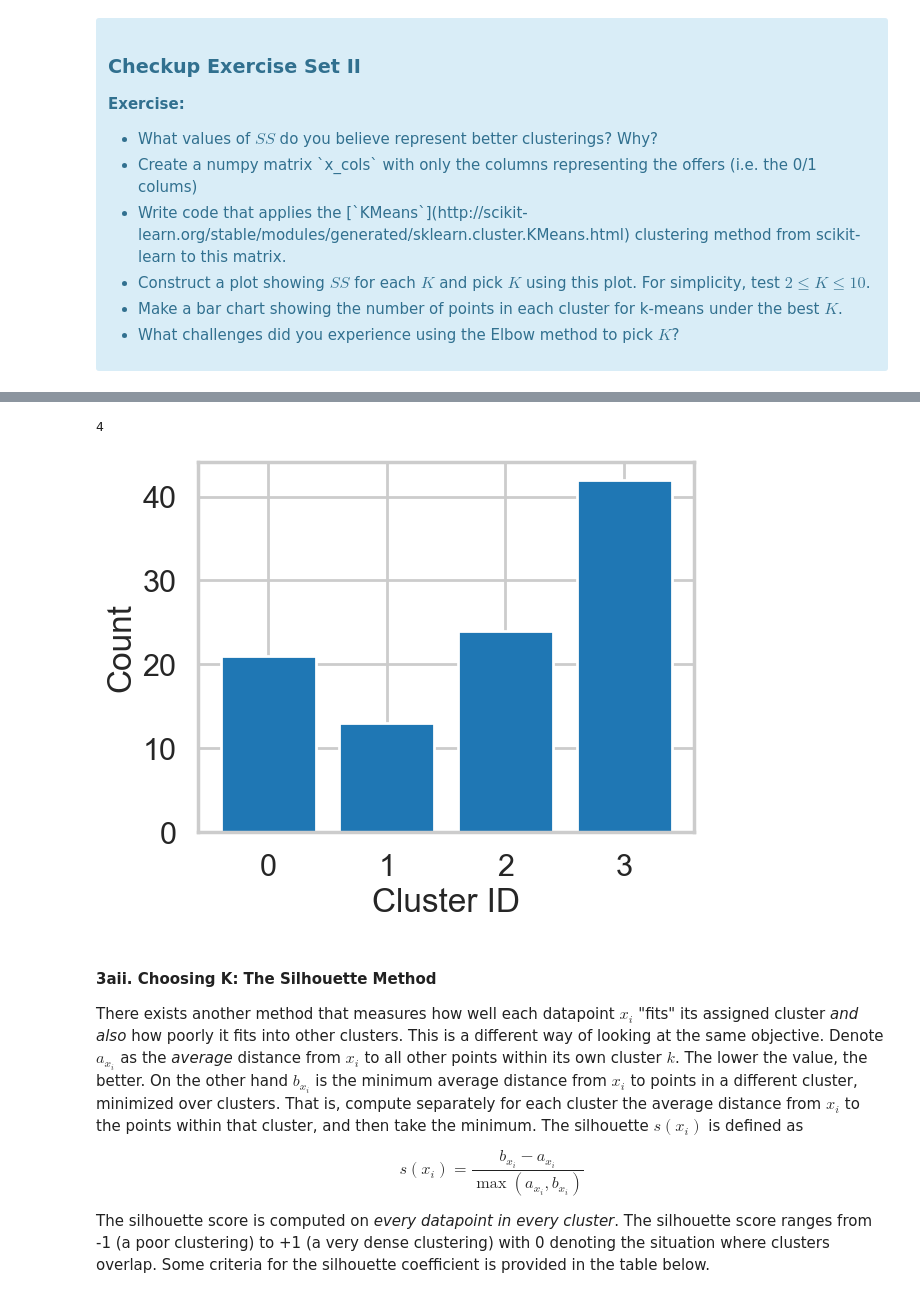
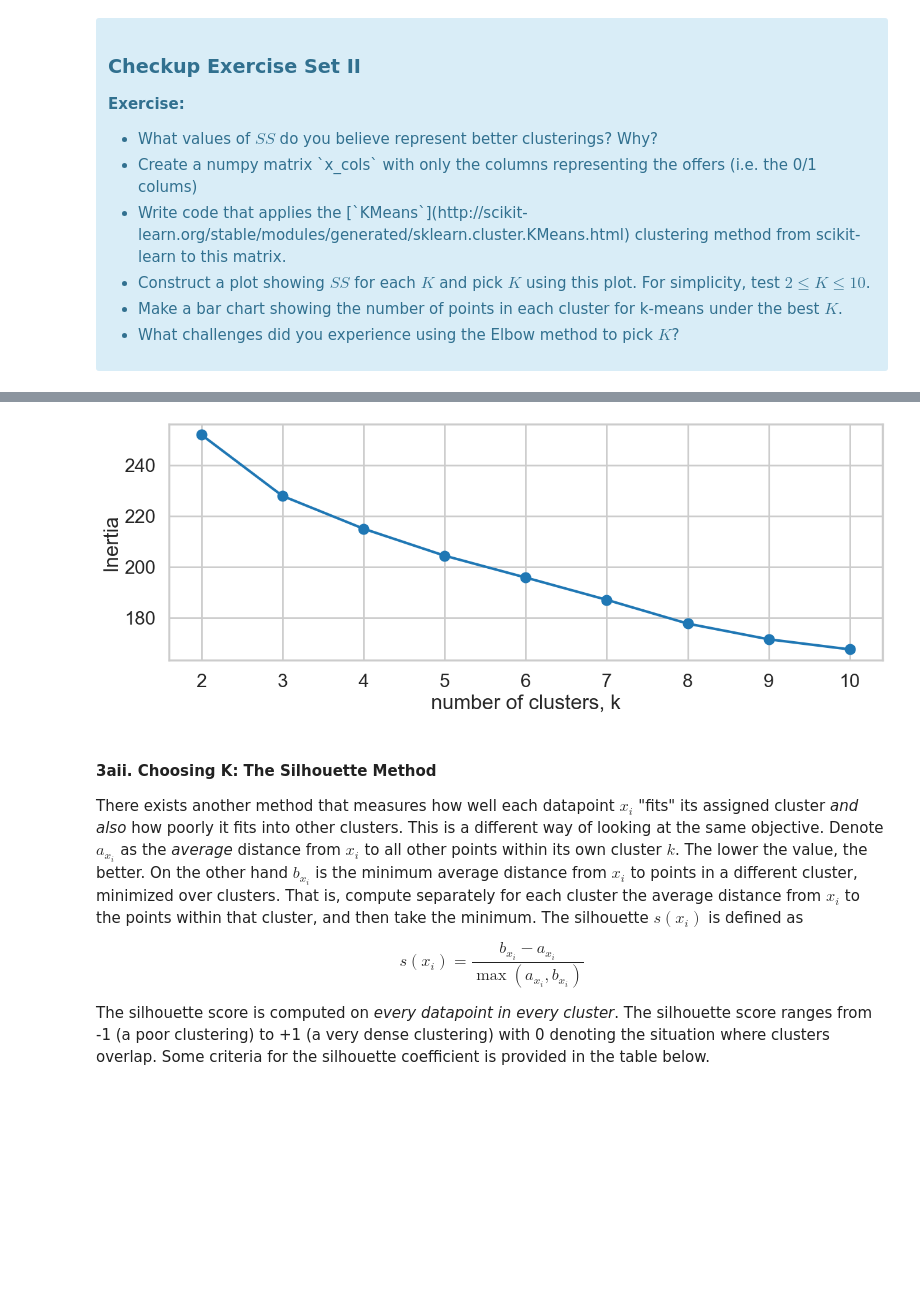
Before and after one commit to sabheen9/Clustering_Case_Study, a Jupyter notebook: Clustering Case Study - Customer Segmentation with K-Means - Tier 3.ipynb, the cells around one changed output, grey strips where cells are left out. Saved outputs shown, nothing was run; the diff lists cells and outputs as text; code cells hidden in the pictures; blank space fills up the shorter version.

```diff
--- a/Clustering Case Study - Customer Segmentation with K-Means - Tier 3.ipynb
+++ b/Clustering Case Study - Customer Segmentation with K-Means - Tier 3.ipynb
@@ -118,8 +101,11 @@ merged.head()
 # %%
+#your turn
+merged = pd.merge(df_transactions, df_offers)
+
 # We now want to make a pivot table
-pivoted = merged.pivot_table(index='customer_name', columns='offer_id', values='n', fill_value=0)
+df_pivoted = merged.pivot_table(index='customer_name', columns='offer_id', values='n', fill_value=0)
 
-pivoted
+df_pivoted
 # %% [output]
 | offer_id | 1 | 2 | 3 | 4 | 5 | 6 | 7 | 8 | 9 | 10 | ... |
 | customer_name |  |  |  |  |  |  |  |  |  |  | ... |
@@ -178,0 +124,3 @@ dtype: int64
+# %%
+pivoted = df_pivoted.reset_index()
+pivoted
@@ -178,0 +141,3 @@ dtype: int64
+# %%
+x_cols = pivoted.drop('customer_name', axis=1)
+x_cols
@@ -245,20 +187,28 @@ AttributeError: 'NoneType' object has no attribute 'split'
-# %%
-# What is the best K? Fill in the assignment below appropriately
-best_K = 4
-assignments_best_K = assignments[str(best_K)]
-counts = np.bincount(assignments_best_K)
-print(len(counts))
-
-# Call bar() on plt, with parameters range(best_K), counts, and align = 'center'
-plt.bar(range(best_K), counts,align = 'center')
-
-# Label the axes
-plt.xlabel("Cluster ID")
-plt.ylabel("Count")
-plt.xticks(range(best_K));
-# %% [output]
-4
-[figure, removed]
+# %%
+from sklearn.cluster import KMeans
+import numpy as np
+krange = list(range(2, 11))
+inertias = []
+X = x_cols.to_numpy()
+
+
+for k in krange:
+    # Create a KMeans instance with k clusters: model
+    kmeans = KMeans(n_clusters = k)
+    # Fit model to samples
+    kmeans.fit_predict(X)
+    # Append the inertia to the list of inertias
+    inertias.append(kmeans.inertia_)
+
+# Plot ks vs inertias
+fig = plt.figure(figsize=(15,5))
+
+plt.plot(krange, inertias, '-o')
+plt.xlabel('number of clusters, k')
+plt.ylabel('Inertia')
+plt.show()
+# %% [output]
+[figure, added]
 # %% [markdown]
 #### 3aii. Choosing K: The Silhouette Method
 
```
Also changed, not shown: parts of 21 cells of this notebook, 1 other file.
